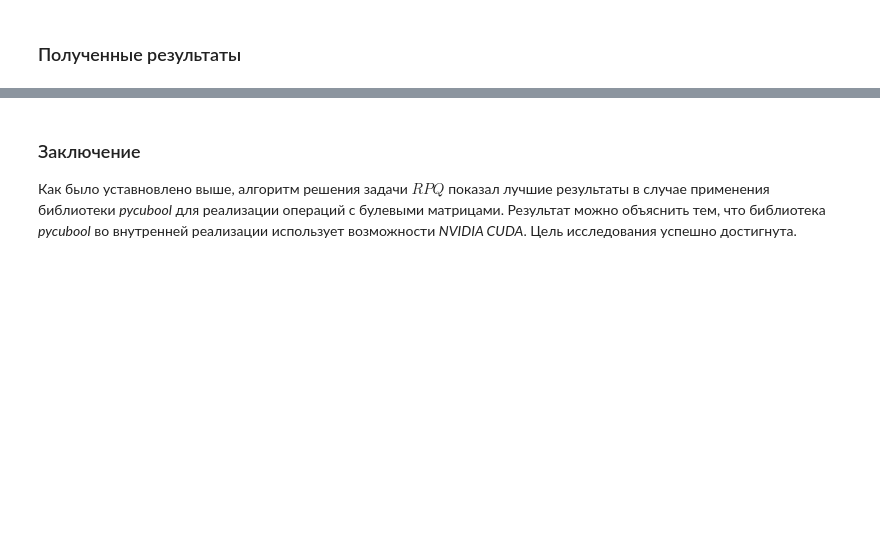
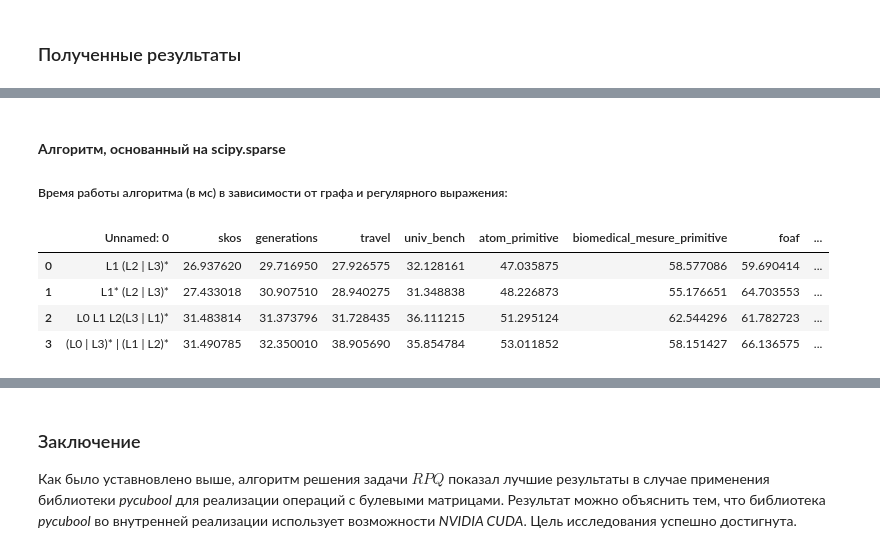
Before and after one commit to vladislav-miroshnikov/formal-lang-course, a Jupyter notebook: experiments/RPQ_Experiments.ipynb, the cells around one changed output, grey strips where cells are left out. Cells and saved outputs as stored; diff of their text form; code cells hidden in the pictures; blank space fills up the shorter version.

```diff
--- a/experiments/RPQ_Experiments.ipynb
+++ b/experiments/RPQ_Experiments.ipynb
@@ -111,10 +152,10 @@ GRAPHS = (
     "core",
     "pathways",
     "enzyme",
-    #"eclass_514en",
-    #"go_hierarchy",
-    #"go",
-    #"geospecies",
+    "eclass_514en",
+    "go_hierarchy",
+    "go",
+    "geospecies",
 )
 # %% [markdown]
 **Пределы возможностей**:
@@ -544,0 +626,11 @@ for graph_name in GRAPHS:
+# %% [markdown]
+#### **Алгоритм, основанный на scipy.sparse**
+##### Время работы алгоритма (в мс) в зависимости от графа и регулярного выражения:
+# %%
+df_scipy_res
+# %% [output]
+|  | Unnamed: 0 | skos | generations | travel | univ_bench | atom_primitive | biomedical_mesure_primitive | foaf | ... |
+| 0 | L1 (L2 | L3)* | 26.937620 | 29.716950 | 27.926575 | 32.128161 | 47.035875 | 58.577086 | 59.690414 | ... |
+| 1 | L1* (L2 | L3)* | 27.433018 | 30.907510 | 28.940275 | 31.348838 | 48.226873 | 55.176651 | 64.703553 | ... |
+| 2 | L0 L1 L2(L3 | L1)* | 31.483814 | 31.373796 | 31.728435 | 36.111215 | 51.295124 | 62.544296 | 61.782723 | ... |
+| 3 | (L0 | L3)* | (L1 | L2)* | 31.490785 | 32.350010 | 38.905690 | 35.854784 | 53.011852 | 58.151427 | 66.136575 | ... |
```
Also changed, not shown: parts of 47 cells of this notebook.
